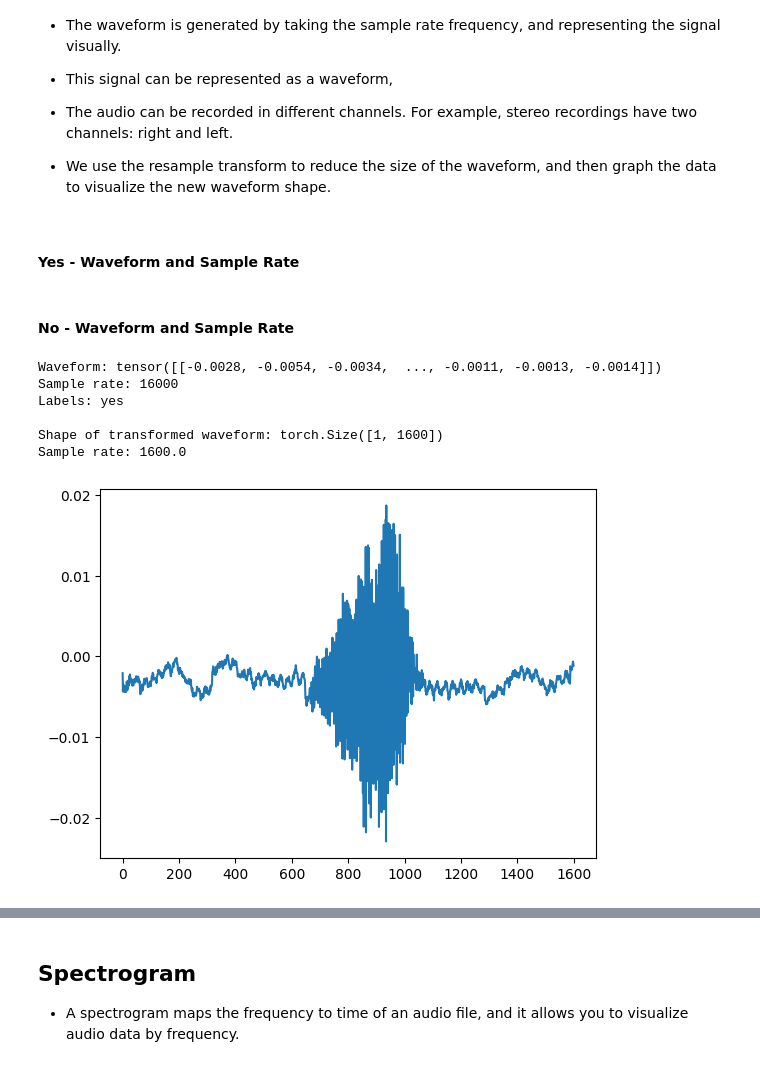
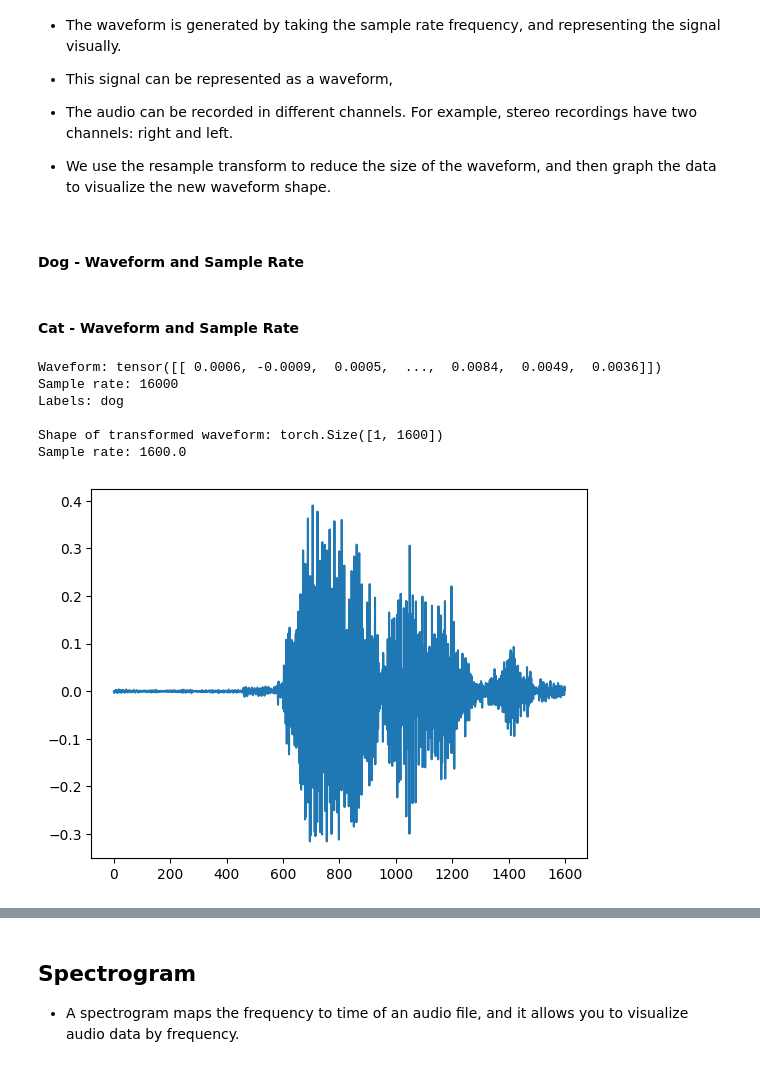
Before and after one commit to TheAIMagics/Audio-Processing, a Jupyter notebook: notebooks/Audio_Transforms_And_Visualizations.ipynb, the cells around one changed output, grey strips where cells are left out. Drawn from its saved outputs; the diff is of its cells as text; code cells hidden in the pictures.

Commit message:
add visulaization for audio classifier

```diff
--- a/notebooks/Audio_Transforms_And_Visualizations.ipynb
+++ b/notebooks/Audio_Transforms_And_Visualizations.ipynb
@@ -78,10 +78,10 @@ Sample rate of waveform: 16000
 # %%
-no_file_path = os.path.join(os.getcwd(),'no','0b40aa8e_nohash_0.wav')
-os.path.exists(yes_file_path)
+cat_file_path = os.path.join(os.getcwd(),'cat','00b01445_nohash_0.wav')
+os.path.exists(cat_file_path)
 # %% [output]
 True
 # %%
-waveform, sample_rate = plot_audio(no_file_path)
+waveform, sample_rate = plot_audio(cat_file_path)
 ipd.Audio(waveform.numpy(), rate=sample_rate)
 # %% [output]
 Shape of waveform: torch.Size([1, 16000])
@@ -105,6 +105,6 @@ def load_audio_files(path: str, label:str):
         dataset.append([waveform, sample_rate, label, speaker_id, utterance_number])
     return dataset
 # %%
-train_yes = load_audio_files(yes_file_path[:-22],'yes')
-train_no = load_audio_files(no_file_path[:-22],'no')
+train_dog = load_audio_files(dog_file_path[:-22],'dog')
+train_cat = load_audio_files(cat_file_path[:-22],'cat')
 # %%
@@ -141,10 +141,10 @@ def show_waveform(waveform, sample_rate, label):
     plt.figure()
     plt.plot(waveform_transformed[0,:].numpy())
 # %% [markdown]
-#### Yes - Waveform and Sample Rate
+#### Dog - Waveform and Sample Rate
 # %%
-yes_waveform = train_yes[0][0]
-yes_sample_rate = train_no[0][1]
+dog_waveform = train_dog[0][0]
+dog_sample_rate = train_dog[0][1]
 # %% [markdown]
-#### No - Waveform and Sample Rate
+#### Cat - Waveform and Sample Rate
 # %%
@@ -153,11 +153,11 @@ no_sample_rate = train_no[0][1]
 # %%
-show_waveform(yes_waveform, yes_sample_rate, 'yes')
+show_waveform(dog_waveform, dog_sample_rate, 'dog')
 # %% [output]
-Waveform: tensor([[-0.0028, -0.0054, -0.0034,  ..., -0.0011, -0.0013, -0.0014]])
+Waveform: tensor([[ 0.0006, -0.0009,  0.0005,  ...,  0.0084,  0.0049,  0.0036]])
 Sample rate: 16000
-Labels: yes
+Labels: dog
 
 Shape of transformed waveform: torch.Size([1, 1600])
 Sample rate: 1600.0
-[figure, old version]
+[figure, new version]
 # %%
```
Also changed, not shown: parts of 31 cells of this notebook, 1 other file.
